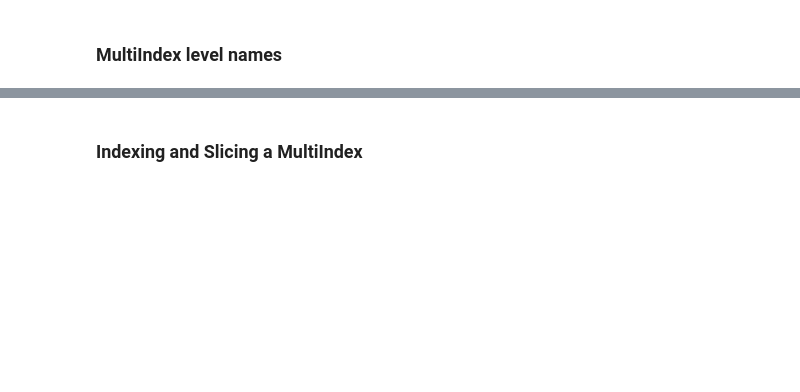
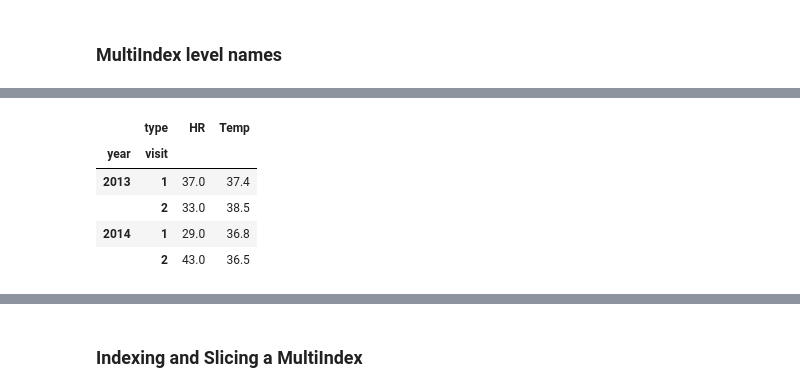
Before and after one commit to Huii0529/Data-Science-Project, a Jupyter notebook: P167347_Week10_DataManipulation_Pandas_20260523.ipynb, the cells around one changed output, grey strips where cells are left out. Saved outputs shown, nothing was run; the diff lists cells and outputs as text; code cells hidden in the pictures; blank space fills up the shorter version.

```diff
--- a/P167347_Week10_DataManipulation_Pandas_20260523.ipynb
+++ b/P167347_Week10_DataManipulation_Pandas_20260523.ipynb
@@ -1083,0 +1361,11 @@ health_data['Guido']
+# %%
+# Slicing by the person's name
+# Explicit indexing by using label
+health_data['Sue']
+# %% [output]
+|  | type | HR | Temp |
+| year | visit |  |  |
+| 2013 | 1 | 37.0 | 37.4 |
+|  | 2 | 33.0 | 38.5 |
+| 2014 | 1 | 29.0 | 36.8 |
+|  | 2 | 43.0 | 36.5 |
```
Also changed, not shown: parts of 74 cells of this notebook.
